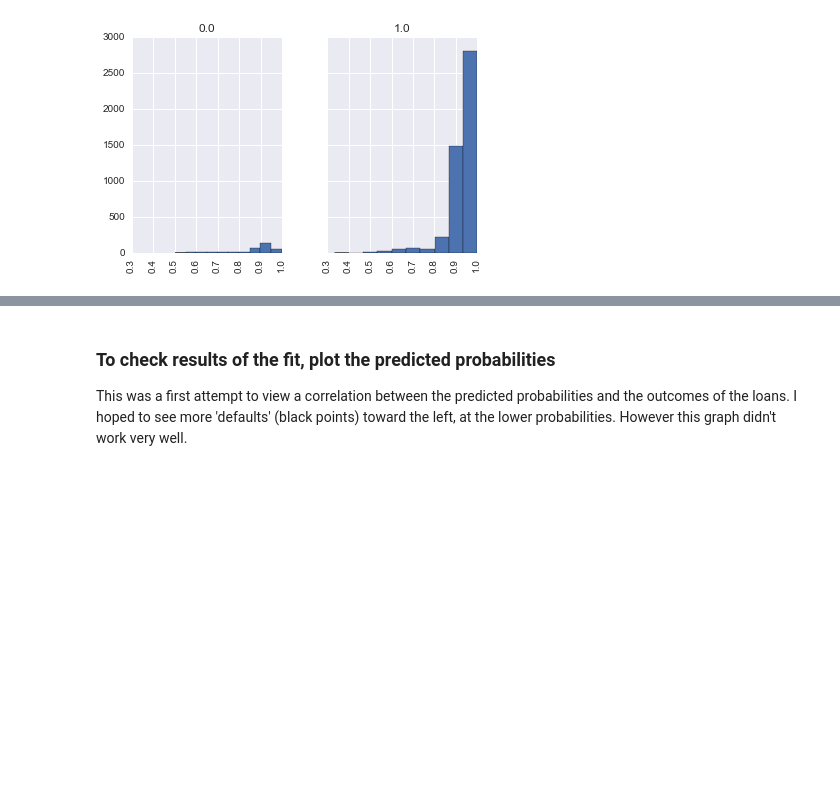
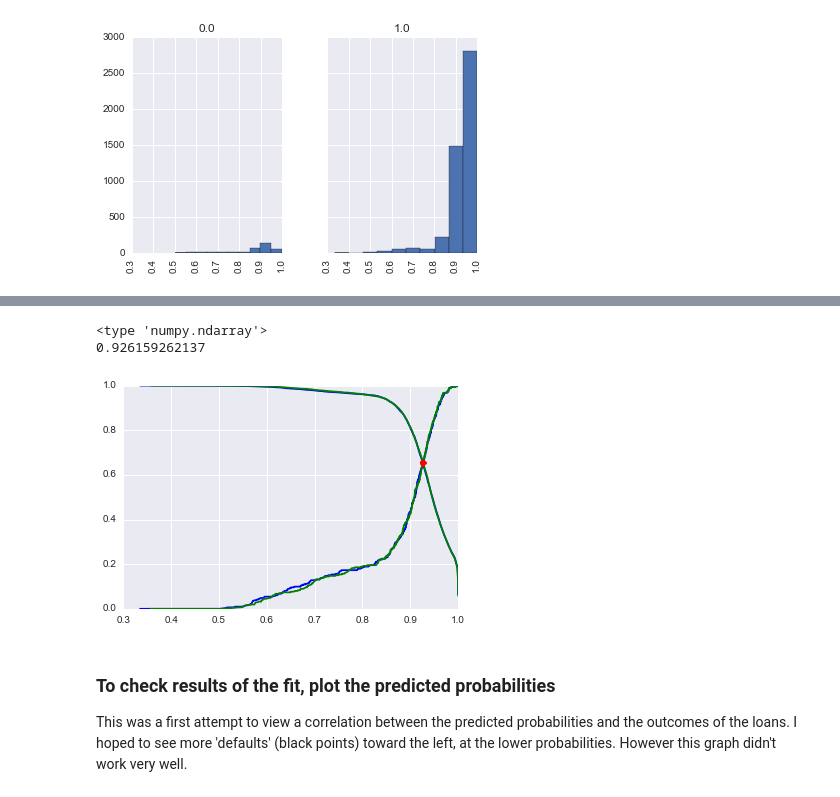
Before and after one commit to stephane47/gadat-project, a Jupyter notebook: lc-model3.ipynb, the cells around one changed output, grey strips where cells are left out. Saved outputs shown, nothing was run; the diff lists cells and outputs as text; code cells hidden in the pictures; blank space fills up the shorter version.

```diff
--- a/lc-model3.ipynb
+++ b/lc-model3.ipynb
@@ -340,9 +361,17 @@ print thresholds[fpr>.6][0]
 # %%
 print type(tpr)
-plt.plot(thresholds,tpr)
-print thresholds[0:10]
-print tpr[np.where(thresholds>.5)[0][-1]]
-print tpr[thresholds>.5][-1]
+thresh3_i = np.where(tpr>(1-fpr))[0][0]
+plt.plot(thresholds,tpr,'-b',thresholds,1-fpr,'-b')
+plt.plot(thresholdsz,tprz,'-g',thresholdsz,1-fprz,'-g')
+plt.plot(thresholds[thresh3_i],tpr[thresh3_i],'ro')
+print thresholds[thresh3_i]
+#print thresholds[0:10]
+#print tpr[np.where(thresholds>.5)[0][-1]]
+#print tpr[thresholds>.5][-1]
+# %% [output]
+<type 'numpy.ndarray'>
+0.926159262137
+[figure, added]
 # %% [markdown]
 ### To check results of the fit, plot the predicted probabilities
 
```
Also changed, not shown: parts of 22 cells of this notebook, 12 other files.
